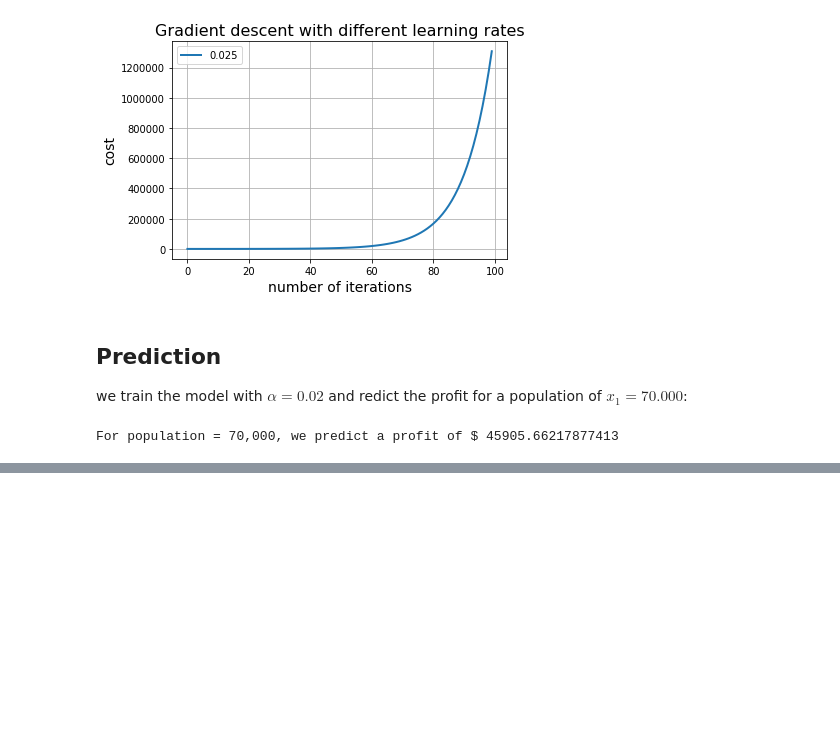
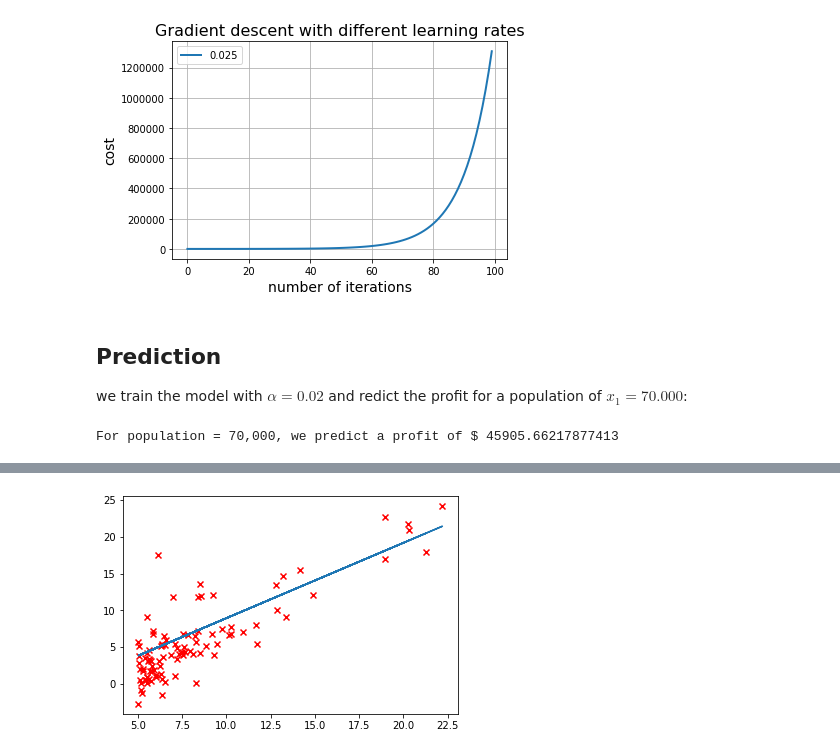
Before and after one commit to thomd/deep-learning-notes, a Jupyter notebook: linear-regression.ipynb, the cells around one changed output, grey strips where cells are left out. Saved outputs shown, nothing was run; the diff lists cells and outputs as text; code cells hidden in the pictures; blank space fills up the shorter version.

```diff
--- a/linear-regression.ipynb
+++ b/linear-regression.ipynb
@@ -172,0 +200,5 @@ For population = 70,000, we predict a profit of $ 45905.66217877413
+# %%
+plt.scatter(x, y, marker="x", c="red")
+plt.plot(X_tensor.detach().numpy()[:, 1], (X_tensor @ model.weight.T).detach().numpy());
+# %% [output]
+[figure, added]
```
Also changed, not shown: parts of 6 cells of this notebook.
